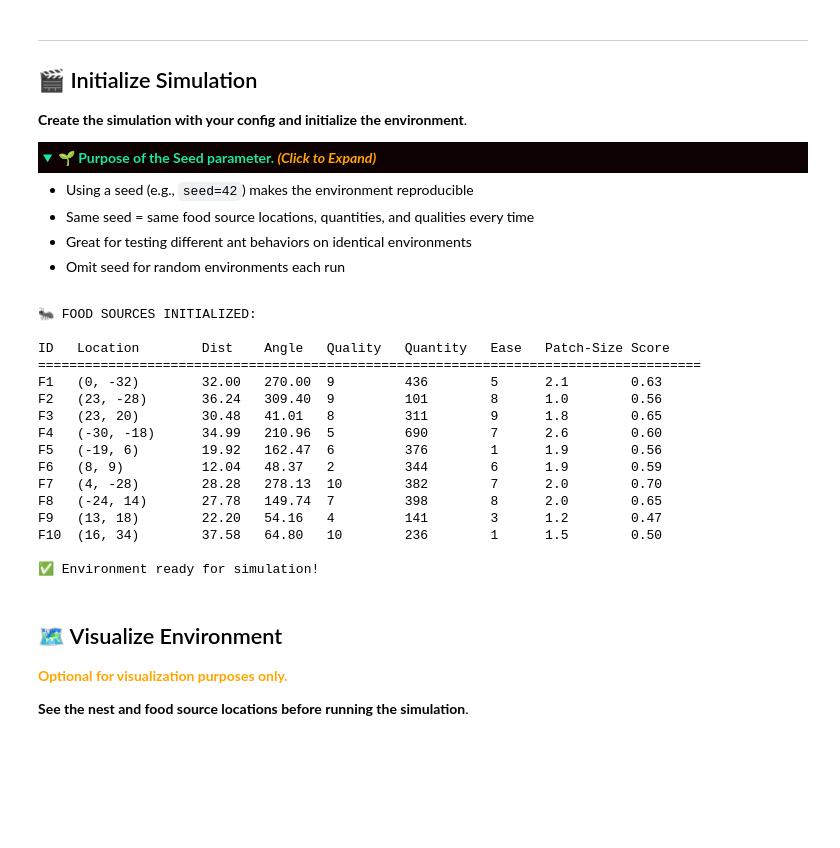
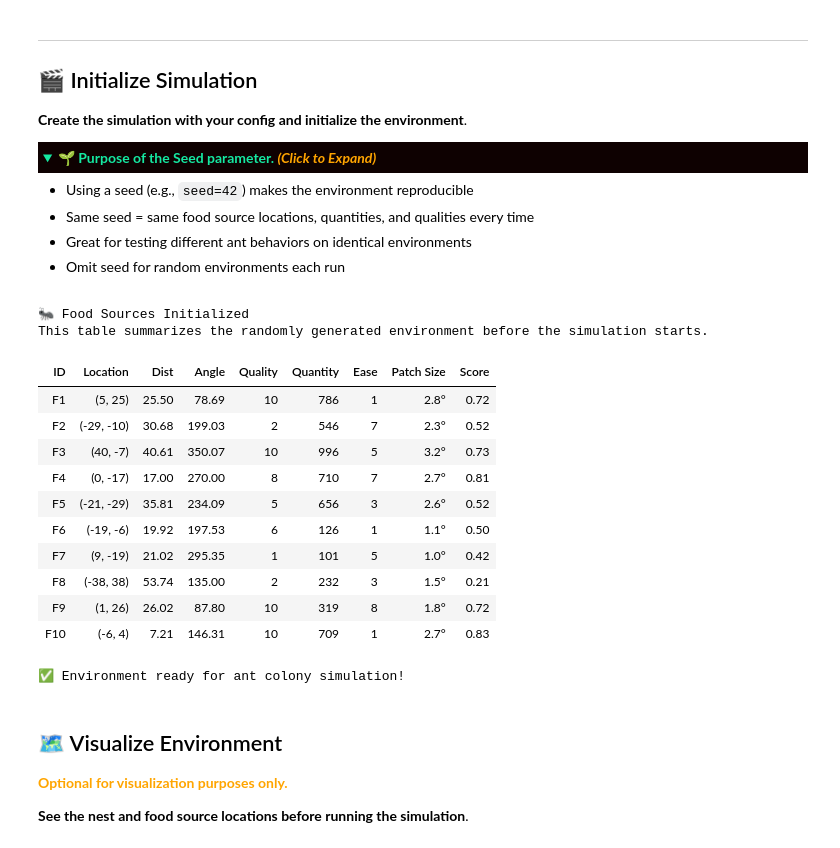
Before and after one commit to YosefCh/Foraging-Ants, a Jupyter notebook: Ant_Colony_Simulation_Demo.ipynb, the cells around one changed output. Cells and saved outputs as stored; diff of their text form; code cells hidden in the pictures; folded sections open; blank space fills up the shorter version.

```diff
--- a/Ant_Colony_Simulation_Demo.ipynb
+++ b/Ant_Colony_Simulation_Demo.ipynb
@@ -196,29 +196,27 @@ __Create the simulation with your config and initialize the environment__.
 # %%
 # Create simulation with custom config
 sim = AntColonySimulation(config=None)
 
 # Initialize environment (optional: add seed for reproducibility)
 sim.initialize_environment(seed=None)
 
 # Display environment summary
-print(sim.get_environment_summary())
+display(sim.get_environment_summary())
 # %% [output]
-🐜 FOOD SOURCES INITIALIZED:
-
-ID   Location        Dist    Angle   Quality   Quantity   Ease   Patch-Size Score
-=====================================================================================
-F1   (0, -32)        32.00   270.00  9         436        5      2.1        0.63
-F2   (23, -28)       36.24   309.40  9         101        8      1.0        0.56
-F3   (23, 20)        30.48   41.01   8         311        9      1.8        0.65
-F4   (-30, -18)      34.99   210.96  5         690        7      2.6        0.60
-F5   (-19, 6)        19.92   162.47  6         376        1      1.9        0.56
-F6   (8, 9)          12.04   48.37   2         344        6      1.9        0.59
-F7   (4, -28)        28.28   278.13  10        382        7      2.0        0.70
-F8   (-24, 14)       27.78   149.74  7         398        8      2.0        0.65
-F9   (13, 18)        22.20   54.16   4         141        3      1.2        0.47
-F10  (16, 34)        37.58   64.80   10        236        1      1.5        0.50
-
-✅ Environment ready for simulation!
+🐜 Food Sources Initialized
+This table summarizes the randomly generated environment before the simulation starts.
+| ID | Location | Dist | Angle | Quality | Quantity | Ease | Patch Size | Score |
+| F1 | (5, 25) | 25.50 | 78.69 | 10 | 786 | 1 | 2.8° | 0.72 |
+| F2 | (-29, -10) | 30.68 | 199.03 | 2 | 546 | 7 | 2.3° | 0.52 |
+| F3 | (40, -7) | 40.61 | 350.07 | 10 | 996 | 5 | 3.2° | 0.73 |
+| F4 | (0, -17) | 17.00 | 270.00 | 8 | 710 | 7 | 2.7° | 0.81 |
+| F5 | (-21, -29) | 35.81 | 234.09 | 5 | 656 | 3 | 2.6° | 0.52 |
+| F6 | (-19, -6) | 19.92 | 197.53 | 6 | 126 | 1 | 1.1° | 0.50 |
+| F7 | (9, -19) | 21.02 | 295.35 | 1 | 101 | 5 | 1.0° | 0.42 |
+| F8 | (-38, 38) | 53.74 | 135.00 | 2 | 232 | 3 | 1.5° | 0.21 |
+| F9 | (1, 26) | 26.02 | 87.80 | 10 | 319 | 8 | 1.8° | 0.72 |
+| F10 | (-6, 4) | 7.21 | 146.31 | 10 | 709 | 1 | 2.7° | 0.83 |
+✅ Environment ready for ant colony simulation!
 # %% [markdown]
 ## 🗺️ Visualize Environment
 
```
Also changed, not shown: parts of 4 cells of this notebook, 2 other files.
